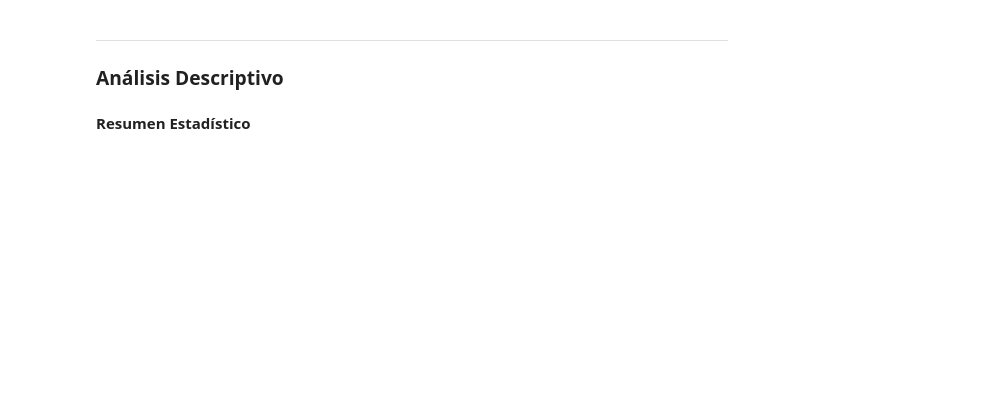
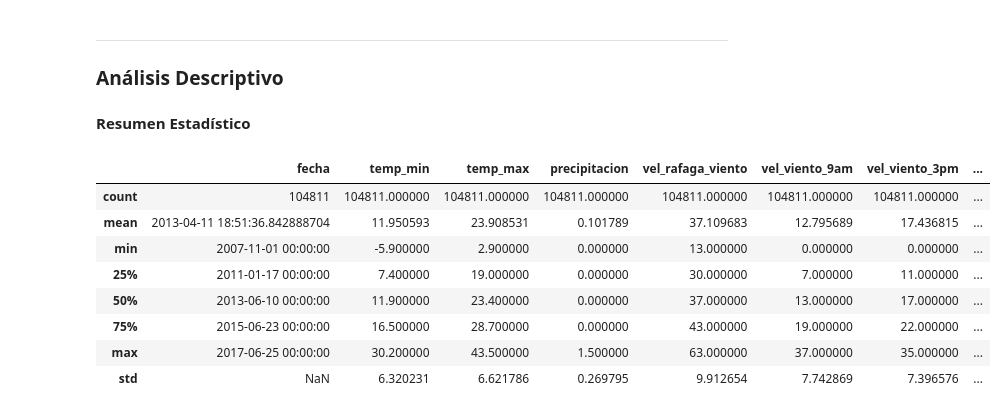
Before and after one commit to mariaRam2003/hdt6_mineria, a Jupyter notebook: HT6-EDA.ipynb, the cells around one changed output. Saved outputs shown, nothing was run; the diff lists cells and outputs as text; code cells hidden in the pictures; blank space fills up the shorter version.

```diff
--- a/HT6-EDA.ipynb
+++ b/HT6-EDA.ipynb
@@ -455,3 +451,15 @@ data.shape
 ### Análisis Descriptivo
 # %% [markdown]
 **Resumen Estadístico**
+# %%
+data.describe()
+# %% [output]
+|  | fecha | temp_min | temp_max | precipitacion | vel_rafaga_viento | vel_viento_9am | vel_viento_3pm | ... |
+| count | 104811 | 104811.000000 | 104811.000000 | 104811.000000 | 104811.000000 | 104811.000000 | 104811.000000 | ... |
+| mean | 2013-04-11 18:51:36.842888704 | 11.950593 | 23.908531 | 0.101789 | 37.109683 | 12.795689 | 17.436815 | ... |
+| min | 2007-11-01 00:00:00 | -5.900000 | 2.900000 | 0.000000 | 13.000000 | 0.000000 | 0.000000 | ... |
+| 25% | 2011-01-17 00:00:00 | 7.400000 | 19.000000 | 0.000000 | 30.000000 | 7.000000 | 11.000000 | ... |
+| 50% | 2013-06-10 00:00:00 | 11.900000 | 23.400000 | 0.000000 | 37.000000 | 13.000000 | 17.000000 | ... |
+| 75% | 2015-06-23 00:00:00 | 16.500000 | 28.700000 | 0.000000 | 43.000000 | 19.000000 | 22.000000 | ... |
+| max | 2017-06-25 00:00:00 | 30.200000 | 43.500000 | 1.500000 | 63.000000 | 37.000000 | 35.000000 | ... |
+| std | NaN | 6.320231 | 6.621786 | 0.269795 | 9.912654 | 7.742869 | 7.396576 | ... |
```
Also changed, not shown: parts of 6 cells of this notebook.
